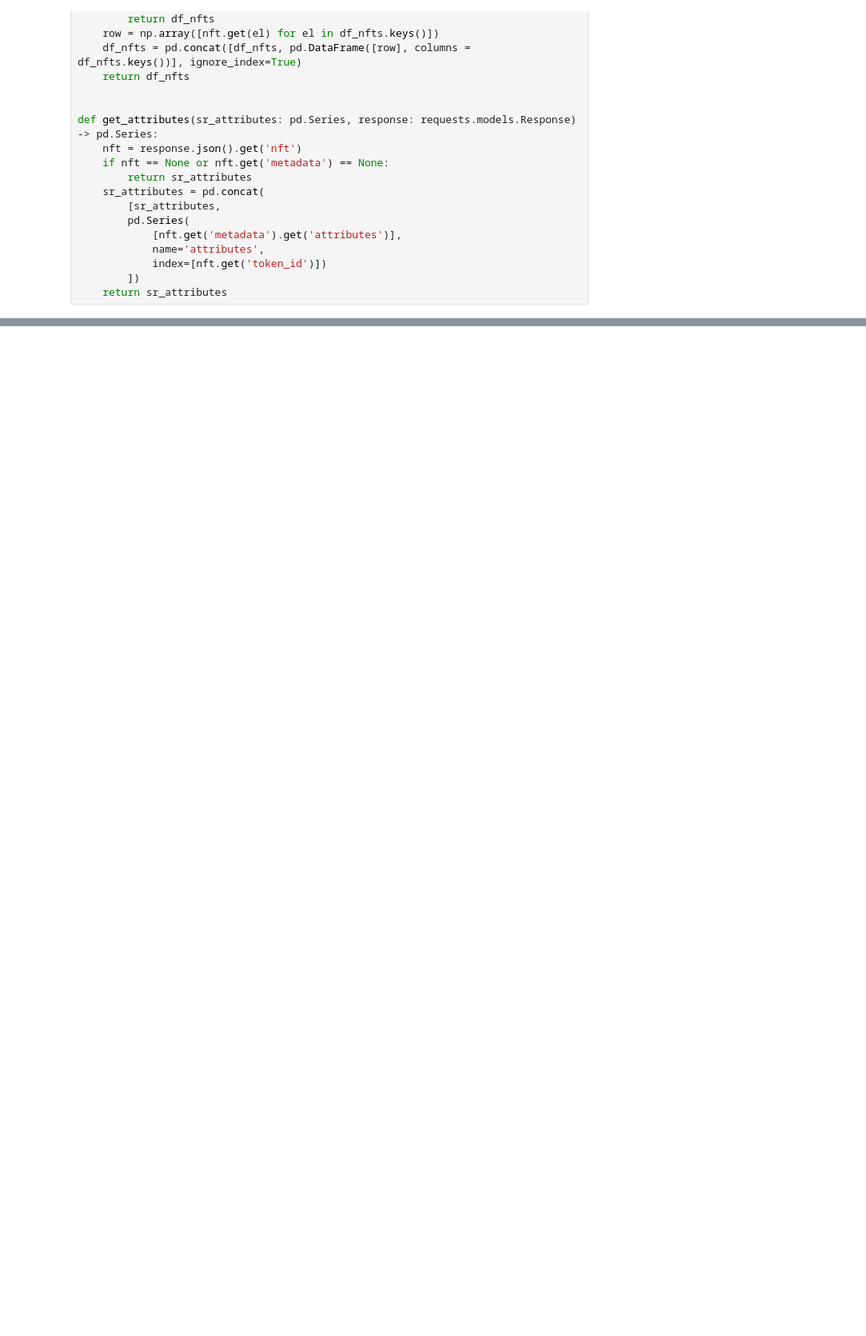
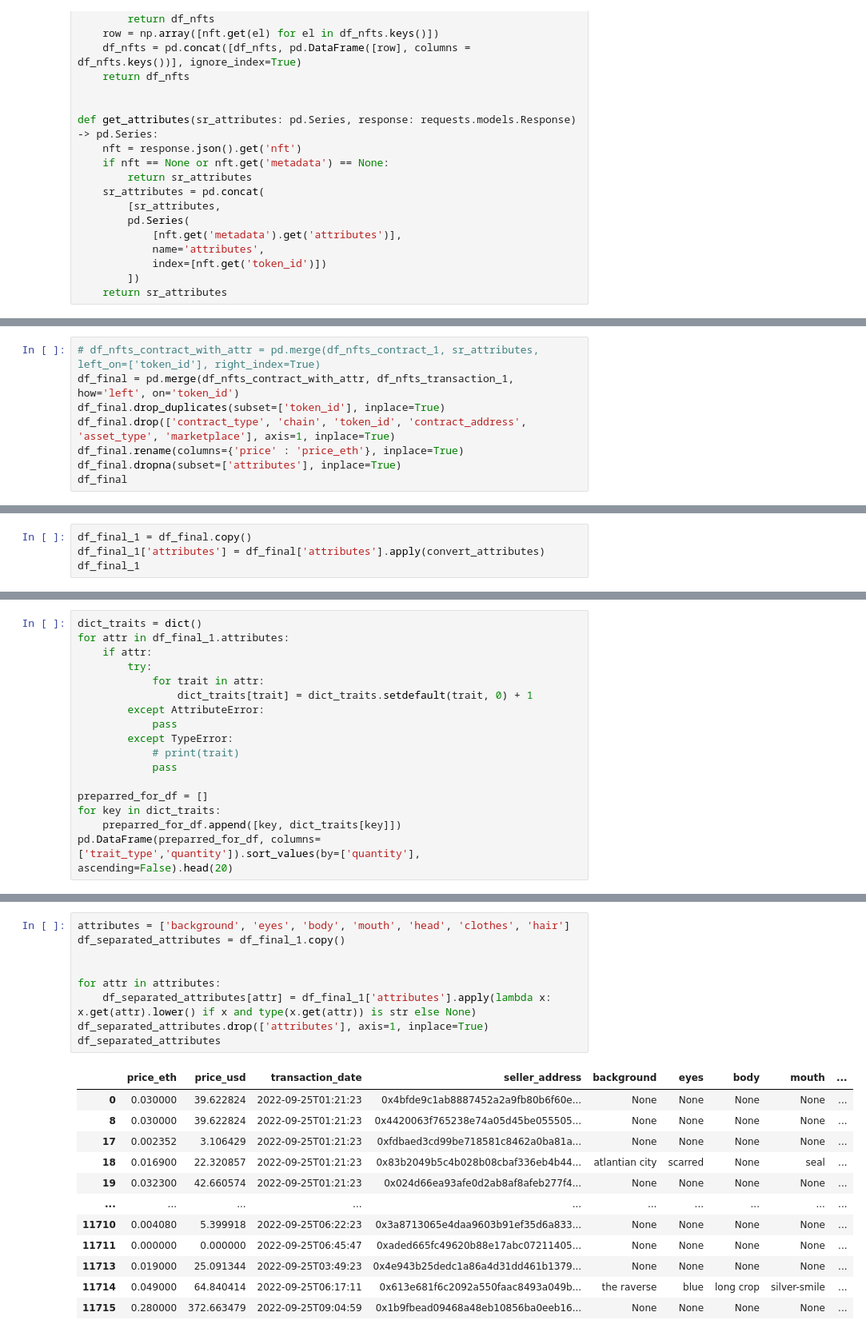
Before and after one commit to xkxixnxgx/get_nft_cost, a Jupyter notebook: get_dataset/data_from_api.ipynb, the cells around one changed output, grey strips where cells are left out. Shown at 80% size. Drawn from its saved outputs; the diff is of its cells as text; blank space fills up the shorter version.

```diff
--- a/get_dataset/data_from_api.ipynb
+++ b/get_dataset/data_from_api.ipynb
@@ -126,0 +193,8 @@ df_final.head()
+# %%
+# df_nfts_contract_with_attr = pd.merge(df_nfts_contract_1, sr_attributes, left_on=['token_id'], right_index=True)
+df_final = pd.merge(df_nfts_contract_with_attr, df_nfts_transaction_1,  how='left', on='token_id')
+df_final.drop_duplicates(subset=['token_id'], inplace=True)
+df_final.drop(['contract_type', 'chain', 'token_id', 'contract_address', 'asset_type', 'marketplace'], axis=1, inplace=True)
+df_final.rename(columns={'price' : 'price_eth'}, inplace=True)
+df_final.dropna(subset=['attributes'], inplace=True)
+df_final
@@ -126,0 +232,4 @@ df_final.head()
+# %%
+df_final_1 = df_final.copy()
+df_final_1['attributes'] = df_final['attributes'].apply(convert_attributes)
+df_final_1
@@ -126,0 +250,17 @@ df_final.head()
+# %%
+dict_traits = dict()
+for attr in df_final_1.attributes:
+    if attr:
+        try:
+            for trait in attr:
+                dict_traits[trait] = dict_traits.setdefault(trait, 0) + 1
+        except AttributeError:
+            pass
+        except TypeError:
+            # print(trait)
+            pass
+
+preparred_for_df = []
+for key in dict_traits:
+    preparred_for_df.append([key, dict_traits[key]])
+pd.DataFrame(preparred_for_df, columns=['trait_type','quantity']).sort_values(by=['quantity'], ascending=False).head(20)
@@ -126,0 +285,22 @@ df_final.head()
+# %%
+attributes = ['background', 'eyes', 'body', 'mouth', 'head', 'clothes', 'hair']
+df_separated_attributes = df_final_1.copy()
+
+
+for attr in attributes:
+    df_separated_attributes[attr] = df_final_1['attributes'].apply(lambda x: x.get(attr).lower() if x and type(x.get(attr)) is str else None)
+df_separated_attributes.drop(['attributes'], axis=1, inplace=True)
+df_separated_attributes
+# %% [output]
+|  | price_eth | price_usd | transaction_date | seller_address | background | eyes | body | mouth | ... |
+| 0 | 0.030000 | 39.622824 | 2022-09-25T01:21:23 | 0x4bfde9c1ab8887452a2a9fb80b6f60e... | None | None | None | None | ... |
+| 8 | 0.030000 | 39.622824 | 2022-09-25T01:21:23 | 0x4420063f765238e74a05d45be055505... | None | None | None | None | ... |
+| 17 | 0.002352 | 3.106429 | 2022-09-25T01:21:23 | 0xfdbaed3cd99be718581c8462a0ba81a... | None | None | None | None | ... |
+| 18 | 0.016900 | 22.320857 | 2022-09-25T01:21:23 | 0x83b2049b5c4b028b08cbaf336eb4b44... | atlantian city | scarred | None | seal | ... |
+| 19 | 0.032300 | 42.660574 | 2022-09-25T01:21:23 | 0x024d66ea93afe0d2ab8af8afeb277f4... | None | None | None | None | ... |
+| ... | ... | ... | ... | ... | ... | ... | ... | ... | ... |
+| 11710 | 0.004080 | 5.399918 | 2022-09-25T06:22:23 | 0x3a8713065e4daa9603b91ef35d6a833... | None | None | None | None | ... |
+| 11711 | 0.000000 | 0.000000 | 2022-09-25T06:45:47 | 0xaded665fc49620b88e17abc07211405... | None | None | None | None | ... |
+| 11713 | 0.019000 | 25.091344 | 2022-09-25T03:49:23 | 0x4e943b25dedc1a86a4d31dd461b1379... | None | None | None | None | ... |
+| 11714 | 0.049000 | 64.840414 | 2022-09-25T06:17:11 | 0x613e681f6c2092a550faac8493a049b... | the raverse | blue | long crop | silver-smile | ... |
+| 11715 | 0.280000 | 372.663479 | 2022-09-25T09:04:59 | 0x1b9fbead09468a48eb10856ba0eeb16... | None | None | None | None | ... |
```
Also changed, not shown: parts of 22 cells of this notebook, 4 other files.
